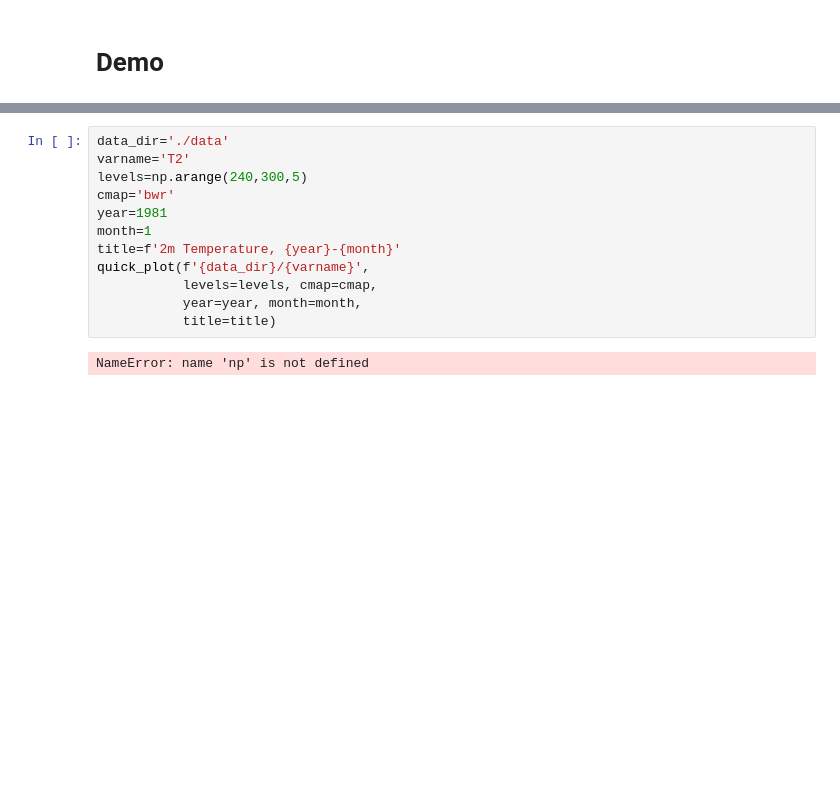
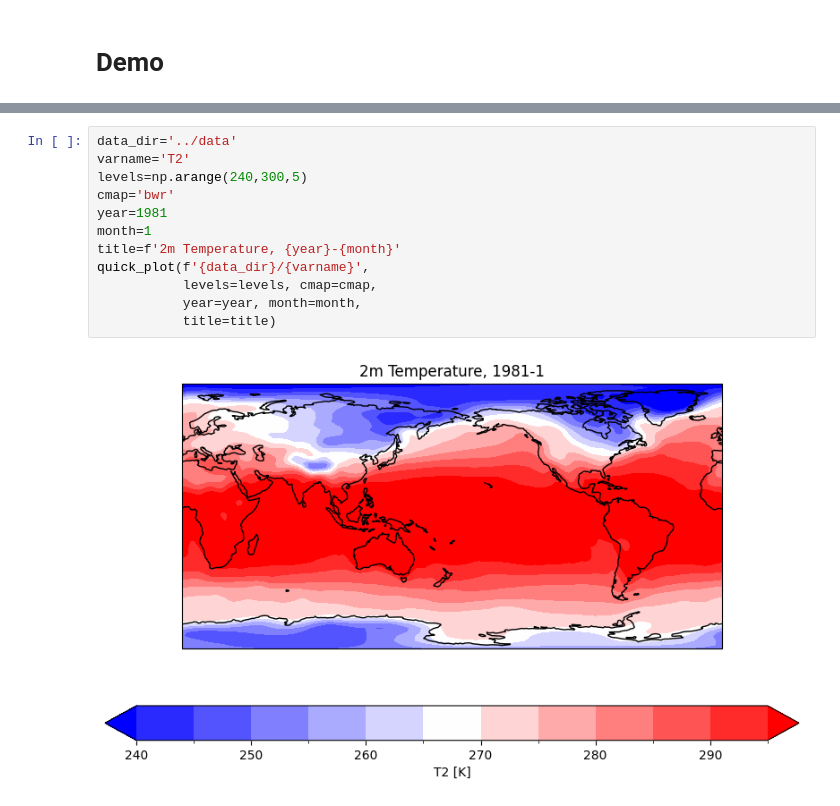
Before and after one commit to kanonundgigue/plot_xgt3, a Jupyter notebook: development/demo.ipynb, the cells around one changed output, grey strips where cells are left out. Cells and saved outputs as stored; diff of their text form; blank space fills up the shorter version.

```diff
--- a/development/demo.ipynb
+++ b/development/demo.ipynb
@@ -13,15 +7,15 @@ ModuleNotFoundError: No module named 'plot_xgt3'
 # %%
-data_dir='./data'
+data_dir='../data'
 varname='T2'
 levels=np.arange(240,300,5)
 cmap='bwr'
 year=1981
 month=1
 title=f'2m Temperature, {year}-{month}'
 quick_plot(f'{data_dir}/{varname}',
            levels=levels, cmap=cmap,
            year=year, month=month,
            title=title)
 # %% [output]
-NameError: name 'np' is not defined
+[figure, added]
 # %%
```
Also changed, not shown: parts of 3 cells of this notebook, 3 other files.
